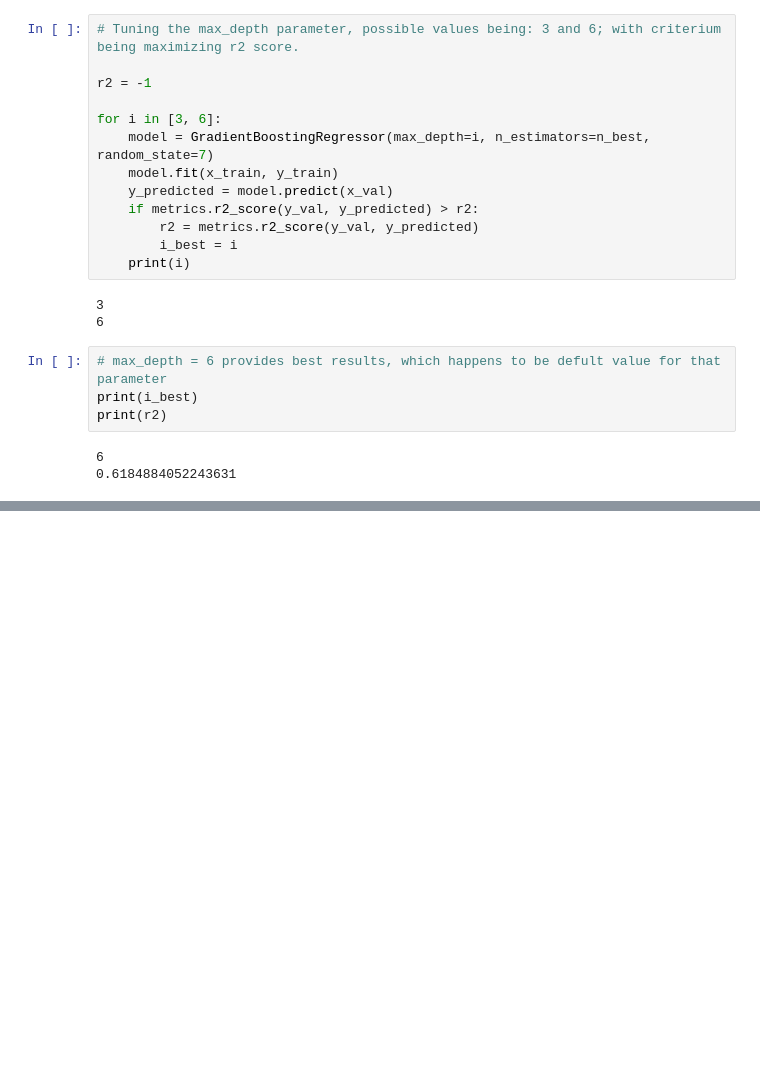
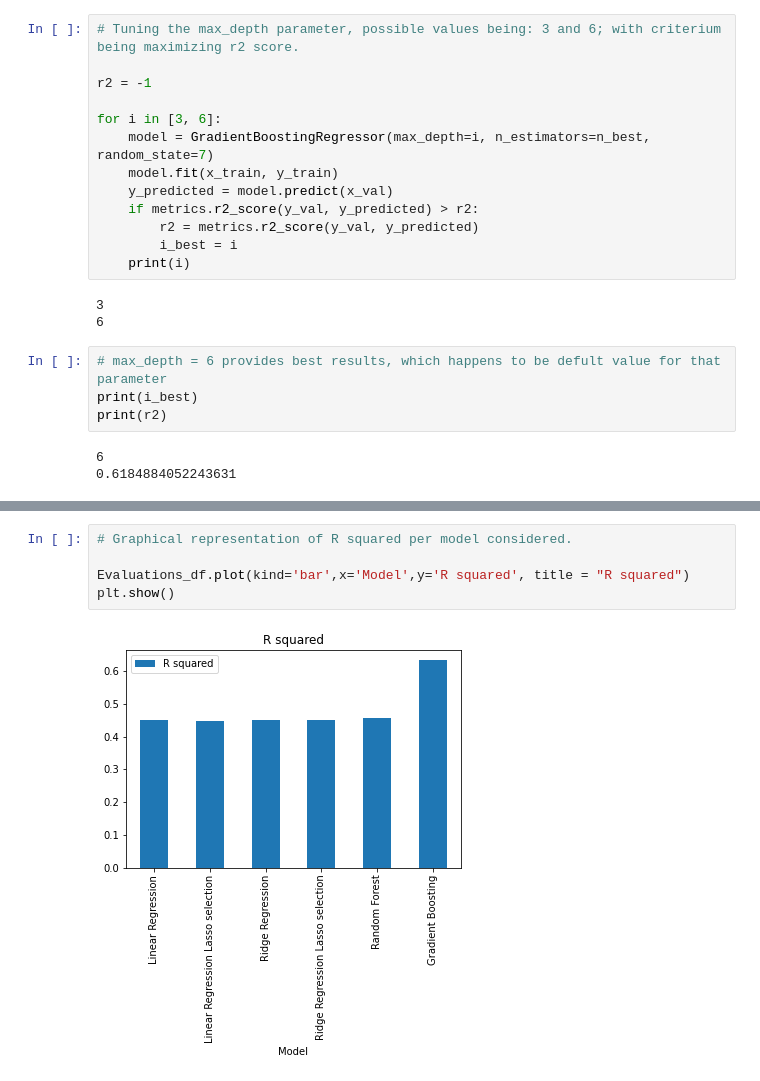
Before and after one commit to MarkoMikulic/ML_Project, a Jupyter notebook: 01 Main file.ipynb, the cells around one changed output, grey strips where cells are left out. Drawn from its saved outputs; the diff is of its cells as text; blank space fills up the shorter version.

```diff
--- a/01 Main file.ipynb
+++ b/01 Main file.ipynb
@@ -693,0 +695,7 @@ GradientBoostingRegressor(max_depth=6, n_estimators=1000, random_state=7)
+# %%
+# Graphical representation of R squared per model considered.
+
+Evaluations_df.plot(kind='bar',x='Model',y='R squared', title = "R squared")
+plt.show()
+# %% [output]
+[figure, added]
```
Also changed, not shown: parts of 63 cells of this notebook.
